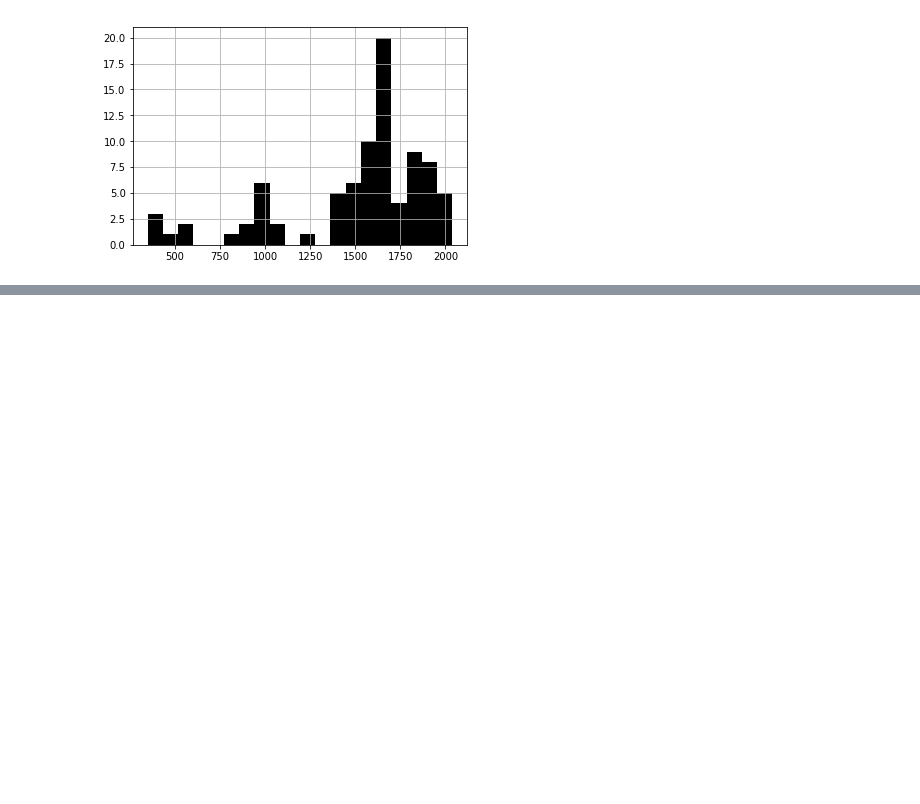
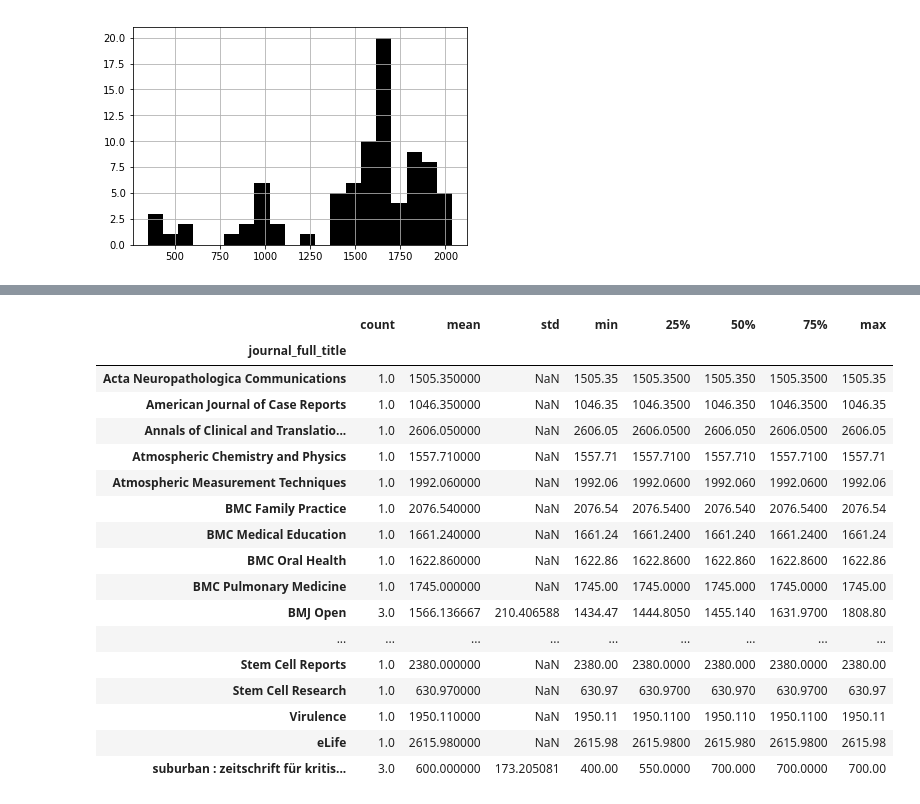
Before and after one commit to foerstner-lab/Bits_and_pieces_for_the_carpentries_workshops, a Jupyter notebook: python/Intro_to_pandas_with_OpenAPC_data.ipynb, the cells around one changed output, grey strips where cells are left out. Cells and saved outputs as stored; diff of their text form; code cells hidden in the pictures; blank space fills up the shorter version.

```diff
--- a/python/Intro_to_pandas_with_OpenAPC_data.ipynb
+++ b/python/Intro_to_pandas_with_OpenAPC_data.ipynb
@@ -347,0 +438,23 @@ for url, filename in url_and_filename.items():
+# %%
+# mean publish fee payed for each journal
+price_statistics = apcs_frankfurt_by_journal["euro"].describe()
+price_statistics
+# %% [output]
+|  | count | mean | std | min | 25% | 50% | 75% | max |
+| journal_full_title |  |  |  |  |  |  |  |  |
+| Acta Neuropathologica Communications | 1.0 | 1505.350000 | NaN | 1505.35 | 1505.3500 | 1505.350 | 1505.3500 | 1505.35 |
+| American Journal of Case Reports | 1.0 | 1046.350000 | NaN | 1046.35 | 1046.3500 | 1046.350 | 1046.3500 | 1046.35 |
+| Annals of Clinical and Translatio... | 1.0 | 2606.050000 | NaN | 2606.05 | 2606.0500 | 2606.050 | 2606.0500 | 2606.05 |
+| Atmospheric Chemistry and Physics | 1.0 | 1557.710000 | NaN | 1557.71 | 1557.7100 | 1557.710 | 1557.7100 | 1557.71 |
+| Atmospheric Measurement Techniques | 1.0 | 1992.060000 | NaN | 1992.06 | 1992.0600 | 1992.060 | 1992.0600 | 1992.06 |
+| BMC Family Practice | 1.0 | 2076.540000 | NaN | 2076.54 | 2076.5400 | 2076.540 | 2076.5400 | 2076.54 |
+| BMC Medical Education | 1.0 | 1661.240000 | NaN | 1661.24 | 1661.2400 | 1661.240 | 1661.2400 | 1661.24 |
+| BMC Oral Health | 1.0 | 1622.860000 | NaN | 1622.86 | 1622.8600 | 1622.860 | 1622.8600 | 1622.86 |
+| BMC Pulmonary Medicine | 1.0 | 1745.000000 | NaN | 1745.00 | 1745.0000 | 1745.000 | 1745.0000 | 1745.00 |
+| BMJ Open | 3.0 | 1566.136667 | 210.406588 | 1434.47 | 1444.8050 | 1455.140 | 1631.9700 | 1808.80 |
+| ... | ... | ... | ... | ... | ... | ... | ... | ... |
+| Stem Cell Reports | 1.0 | 2380.000000 | NaN | 2380.00 | 2380.0000 | 2380.000 | 2380.0000 | 2380.00 |
+| Stem Cell Research | 1.0 | 630.970000 | NaN | 630.97 | 630.9700 | 630.970 | 630.9700 | 630.97 |
+| Virulence | 1.0 | 1950.110000 | NaN | 1950.11 | 1950.1100 | 1950.110 | 1950.1100 | 1950.11 |
+| eLife | 1.0 | 2615.980000 | NaN | 2615.98 | 2615.9800 | 2615.980 | 2615.9800 | 2615.98 |
+| suburban : zeitschrift für kritis... | 3.0 | 600.000000 | 173.205081 | 400.00 | 550.0000 | 700.000 | 700.0000 | 700.00 |
```
Also changed, not shown: parts of 8 cells of this notebook.
